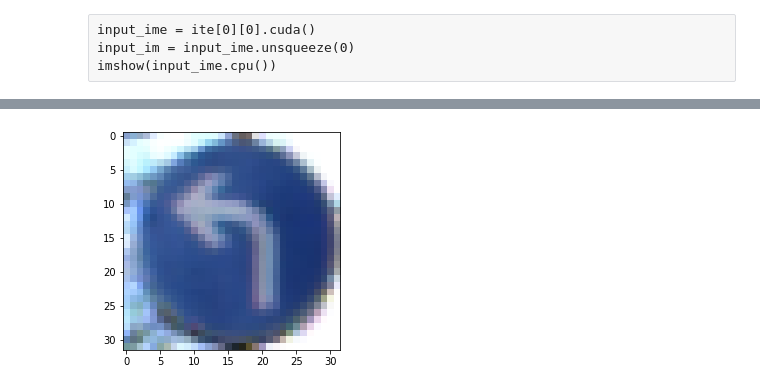
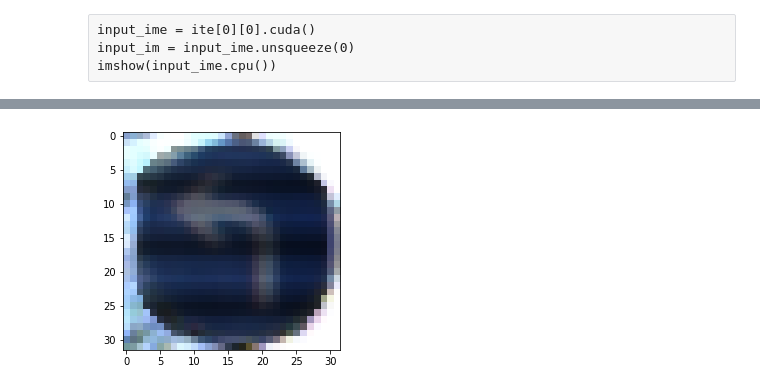
Before and after one commit to earlence-security/invis-perturbations, a Jupyter notebook: experiments.ipynb, the cells around one changed output, grey strips where cells are left out. Drawn from its saved outputs; the diff is of its cells as text; code cells hidden in the pictures.

Commit message:
Variable size, repeated to fit image size

```diff
--- a/experiments.ipynb
+++ b/experiments.ipynb
@@ -118,13 +176,17 @@ indices=tensor([14], device='cuda:0'))
 # %%
 # The input time signal
-w = torch.rand([1,1,36,1], requires_grad=True, dtype=torch.float, device=device)
+sz = 9
+w = torch.rand([1,1,sz,1], requires_grad=True, dtype=torch.float, device=device)
 
+mask = torch.tensor(get_object_mask(input_im[0].cpu()))
+mask = mask / torch.max(mask)
+mask = mask.cuda()
 #The shutter function is encoded into the convolution layer
 lay = torch.nn.Conv1d(1,1,5)
 lay.to(device)
 
 #Manually setting the weights and bias so the  shutter acts as a box filter
-lay.weight.data = torch.ones([1,1,5,1], requires_grad=True, dtype=torch.float, device=device)
+lay.weight.data = torch.full([1,1,5,1], .2, requires_grad=True, dtype=torch.float, device=device)
 lay.bias.data = torch.zeros(1, requires_grad=True, dtype=torch.float, device=device)
 
 #Target and original class labels
@@ -133,6 +195,6 @@ orig = torch.tensor([classidx], dtype=torch.long, device=device)
 
 
 lr = 1e-1
-n_epochs = 1000
+n_epochs = 200
 optimizer = optim.SGD([w], lr=lr)
 loss_fn = nn.CrossEntropyLoss()
@@ -161,18 +204,23 @@ origloss = []
 for epoch in range(n_epochs):
 
     # Compute g(y) to get X_adv
-    #gy = lay(ft)    #Convolution of ft and the shutter
+    #gy = lay(ft)
     #w = torch.tanh(gy)
-    new_w = .1 * (torch.tanh(w) + 1)
-    gy = lay(new_w)
-    inp = (input_im + .5) * gy - 0.5         #gy is broadcasted to match the shape of input_im
+
+    oot = stack(w,36)
+    new_w = .5 * (torch.tanh(oot) + 1)
+    gy = lay(new_w)             #Convolution of ft and the shutter
+    gy_mask = gy * mask
+    gy_mask = gy_mask + (1 - mask)
+    inp = (input_im + .5) * gy_mask - 0.5         #gy is broadcasted to match the shape of input_im
     out = model(inp)
 
     #Calculate Loss
     loss = loss_fn(out, target)
     targloss.append(loss.data)
     origloss.append(loss_fn(out,orig))
-    loss.backward()
+    loss.backward(retain_graph=True)
+
 
     optimizer.step()
 
@@ -217,5 +268,5 @@ plt.show()
 # %%
-imshow(input_im[0].cpu())
-#saveim(input_ime.cpu() + 0.5, "orig.png")
+imshow(inp[0].detach().cpu())
+saveim(inp[0].detach().cpu() + 0.5, "adv{}.png".format(sz))
 # %% [output]
-[figure, old version]
+[figure, new version]
```
Also changed, not shown: parts of 14 cells of this notebook, 15 other files.
